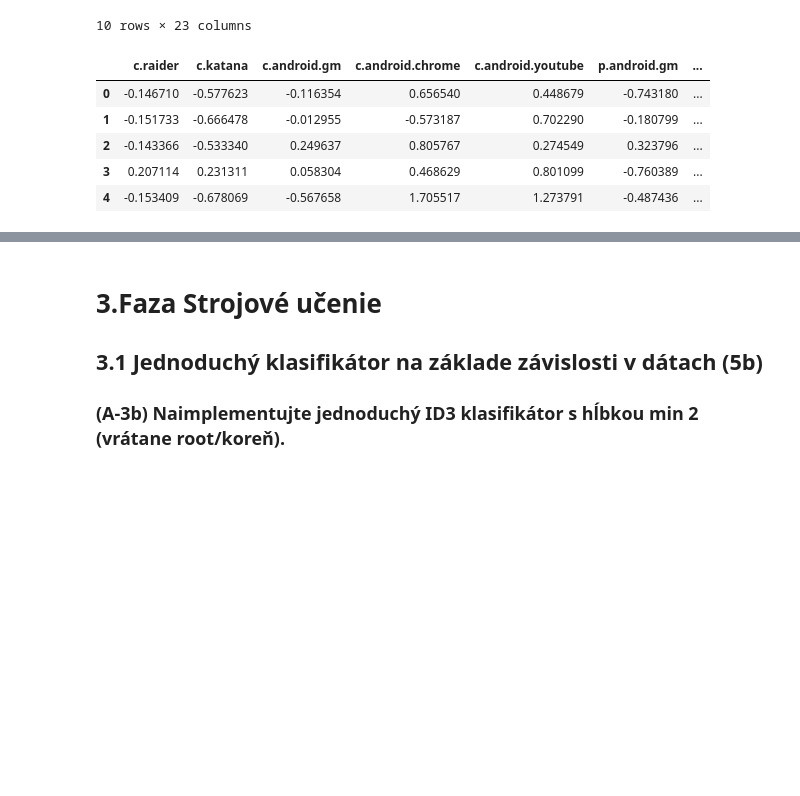
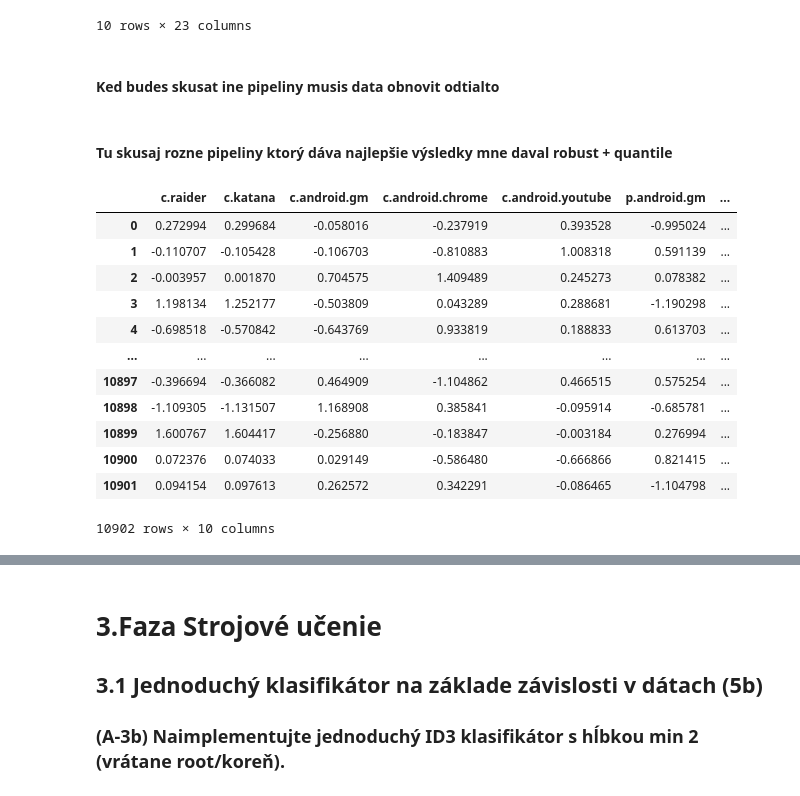
Before and after one commit to JakubIvacek/IAU_PROJECT, a Jupyter notebook: 3Faza.ipynb, the cells around one changed output, grey strips where cells are left out. Cells and saved outputs as stored; diff of their text form; code cells hidden in the pictures; blank space fills up the shorter version.

```diff
--- a/3Faza.ipynb
+++ b/3Faza.ipynb
@@ -127,6 +130,8 @@ def createPipeline(scaling='standard',transformation='quantile',k=10):
         ])
 
     return pipeline
+# %% [markdown]
+#### Ked budes skusat ine pipeliny musis data obnovit odtialto
 # %%
 # Shuffle Samples
 df = df.sample(frac=1, random_state=42).reset_index(drop=True)
@@ -135,33 +140,47 @@ df = df.sample(frac=1, random_state=42).reset_index(drop=True)
 X = df.drop(columns='mwra')
 Y = df['mwra']
 x_Train, x_Test, y_Train, y_Test =  train_test_split(X, Y, test_size=0.2, random_state=1)
+# %% [markdown]
+#### Tu skusaj rozne pipeliny ktorý dáva najlepšie výsledky mne daval robust + quantile
 # %%
 # Vytvorenie pipeline
 # S atributmi scaling a transformation mozem vytvorit rozne pipeliny
-pipeline = createPipeline(k=10,scaling='robust',transformation='yeo-johnson')
+
+# pipeline = createPipeline(k=10,scaling='robust',transformation='yeo-johnson')
+pipeline = createPipeline(k=10,scaling='robust',transformation='quantile')
+# pipeline = createPipeline(k=10,scaling='standard',transformation='yeo-johnson')
+# pipeline = createPipeline(k=10,scaling='standard',transformation='quantile')
 # %%
 x_Train, y_Train = prepareData(x_Train, y_Train)
 x_Test, y_Test = prepareData(x_Test, y_Test)
 # %%
 transformed_train_data = pipeline.fit_transform(x_Train, y_Train)
 transformed_test_data = pipeline.transform(x_Test)
 
-# Vytiahneme si nazvy vsetkych atributov
 feature_names = pipeline.named_steps['preprocessor'].get_feature_names_out()
 
-# Vyberieme len atribúty, ktoré vybral SelectKBest
-selected_features = [feature_names[i] for i in range(len(feature_names)) if pipeline.named_steps['feature_selection'].get_support()[i]]
+selected_features = [
+    feature_names[i]
+    for i in range(len(feature_names))
+    if pipeline.named_steps['feature_selection'].get_support()[i]
+]
 selected_features = [name.split('__')[-1] for name in selected_features]
 
-
 x_Train = pd.DataFrame(transformed_train_data, columns=selected_features)
-x_Train.head()
+x_Train
 # %% [output]
 |  | c.raider | c.katana | c.android.gm | c.android.chrome | c.android.youtube | p.android.gm | ... |
-| 0 | -0.146710 | -0.577623 | -0.116354 | 0.656540 | 0.448679 | -0.743180 | ... |
-| 1 | -0.151733 | -0.666478 | -0.012955 | -0.573187 | 0.702290 | -0.180799 | ... |
-| 2 | -0.143366 | -0.533340 | 0.249637 | 0.805767 | 0.274549 | 0.323796 | ... |
-| 3 | 0.207114 | 0.231311 | 0.058304 | 0.468629 | 0.801099 | -0.760389 | ... |
-| 4 | -0.153409 | -0.678069 | -0.567658 | 1.705517 | 1.273791 | -0.487436 | ... |
+| 0 | 0.272994 | 0.299684 | -0.058016 | -0.237919 | 0.393528 | -0.995024 | ... |
+| 1 | -0.110707 | -0.105428 | -0.106703 | -0.810883 | 1.008318 | 0.591139 | ... |
+| 2 | -0.003957 | 0.001870 | 0.704575 | 1.409489 | 0.245273 | 0.078382 | ... |
+| 3 | 1.198134 | 1.252177 | -0.503809 | 0.043289 | 0.288681 | -1.190298 | ... |
+| 4 | -0.698518 | -0.570842 | -0.643769 | 0.933819 | 0.188833 | 0.613703 | ... |
+| ... | ... | ... | ... | ... | ... | ... | ... |
+| 10897 | -0.396694 | -0.366082 | 0.464909 | -1.104862 | 0.466515 | 0.575254 | ... |
+| 10898 | -1.109305 | -1.131507 | 1.168908 | 0.385841 | -0.095914 | -0.685781 | ... |
+| 10899 | 1.600767 | 1.604417 | -0.256880 | -0.183847 | -0.003184 | 0.276994 | ... |
+| 10900 | 0.072376 | 0.074033 | 0.029149 | -0.586480 | -0.666866 | 0.821415 | ... |
+| 10901 | 0.094154 | 0.097613 | 0.262572 | 0.342291 | -0.086465 | -1.104798 | ... |
+10902 rows × 10 columns
 # %%
 x_Test = pd.DataFrame(transformed_test_data, columns=selected_features)
```
Also changed, not shown: parts of 10 cells of this notebook.
